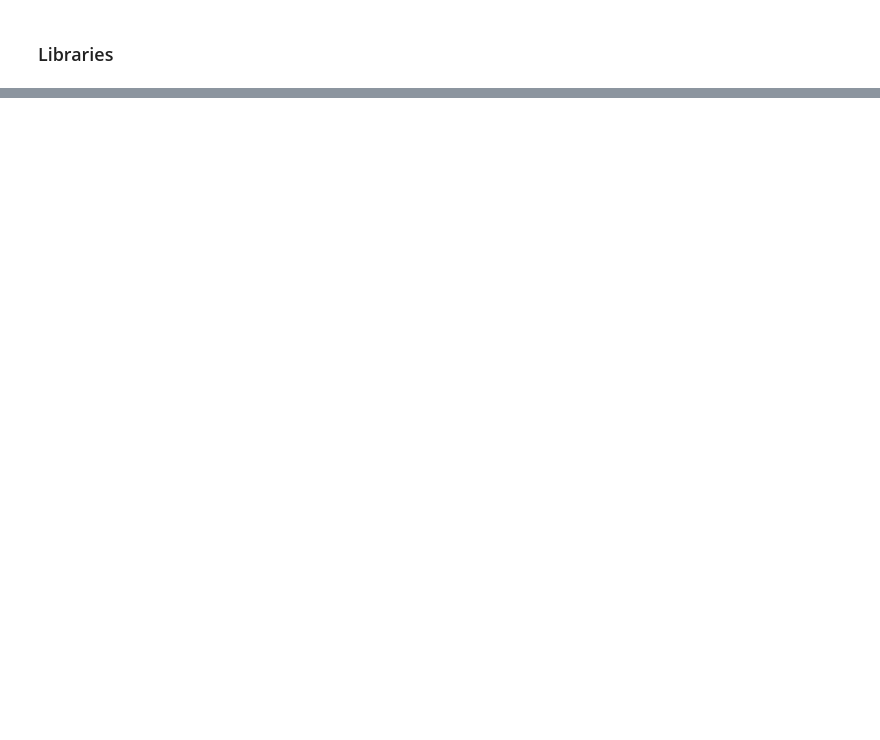
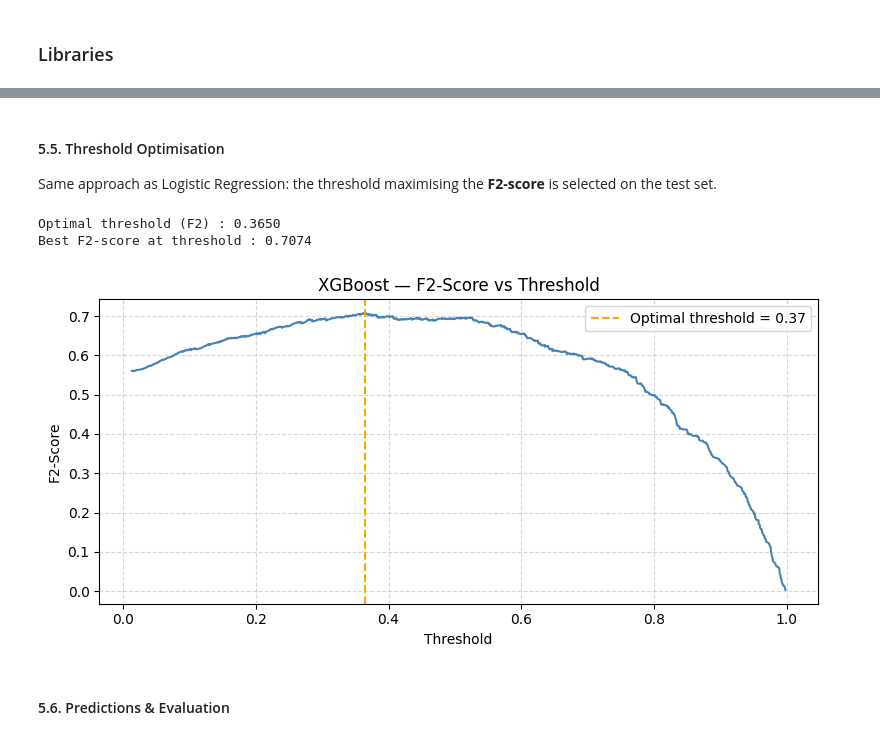
Before and after one commit to jujupomme03/CustumerBankChurn_LR_XGBoost_MLP, a Jupyter notebook: 2_BankCustomersChurn_Run_Models.ipynb, the cells around one changed output, grey strips where cells are left out. Cells and saved outputs as stored; diff of their text form; code cells hidden in the pictures; blank space fills up the shorter version.

```diff
--- a/2_BankCustomersChurn_Run_Models.ipynb
+++ b/2_BankCustomersChurn_Run_Models.ipynb
@@ -184,0 +421,3 @@ F-beta (β=2)      : 0.6942
+# %%
+best_xgb = rand_xgb.best_estimator_
+print(f"Best estimator : {best_xgb}")
@@ -184,0 +437,34 @@ F-beta (β=2)      : 0.6942
+# %% [markdown]
+#### 5.5. Threshold Optimisation
+Same approach as Logistic Regression: the threshold maximising the **F2-score** is selected on the test set.
+# %%
+y_proba_xgb = best_xgb.predict_proba(X_test)[:, 1]
+
+precisions_xgb, recalls_xgb, thresholds_xgb = precision_recall_curve(y_test, y_proba_xgb)
+
+f2_scores_xgb = (5 * precisions_xgb[:-1] * recalls_xgb[:-1]) / \
+                (4 * precisions_xgb[:-1] + recalls_xgb[:-1] + 1e-8)
+
+best_threshold_xgb = thresholds_xgb[np.argmax(f2_scores_xgb)]
+
+print(f"Optimal threshold (F2) : {best_threshold_xgb:.4f}")
+print(f"Best F2-score at threshold : {f2_scores_xgb.max():.4f}")
+
+
+plt.figure(figsize=(8, 4))
+plt.plot(thresholds_xgb, f2_scores_xgb, color='steelblue')
+plt.axvline(best_threshold_xgb, color='orange', linestyle='--',
+            label=f'Optimal threshold = {best_threshold_xgb:.2f}')
+plt.xlabel('Threshold')
+plt.ylabel('F2-Score')
+plt.title('XGBoost — F2-Score vs Threshold')
+plt.legend()
+plt.grid(True, linestyle='--', alpha=0.5)
+plt.tight_layout()
+plt.show()
+# %% [output]
+Optimal threshold (F2) : 0.3650
+Best F2-score at threshold : 0.7074
+[figure, added]
+# %% [markdown]
+#### 5.6. Predictions & Evaluation
```
Also changed, not shown: parts of 83 cells of this notebook, 4 other files.
